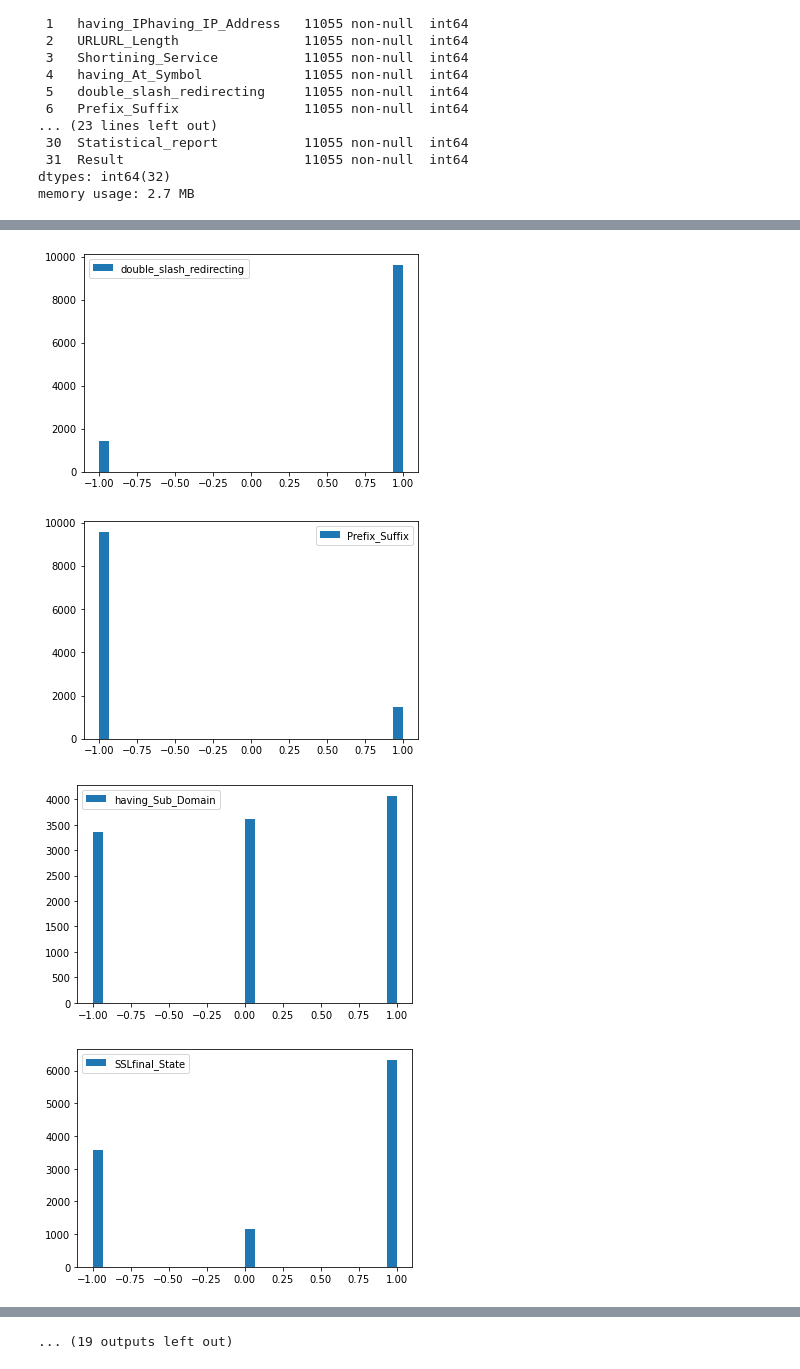
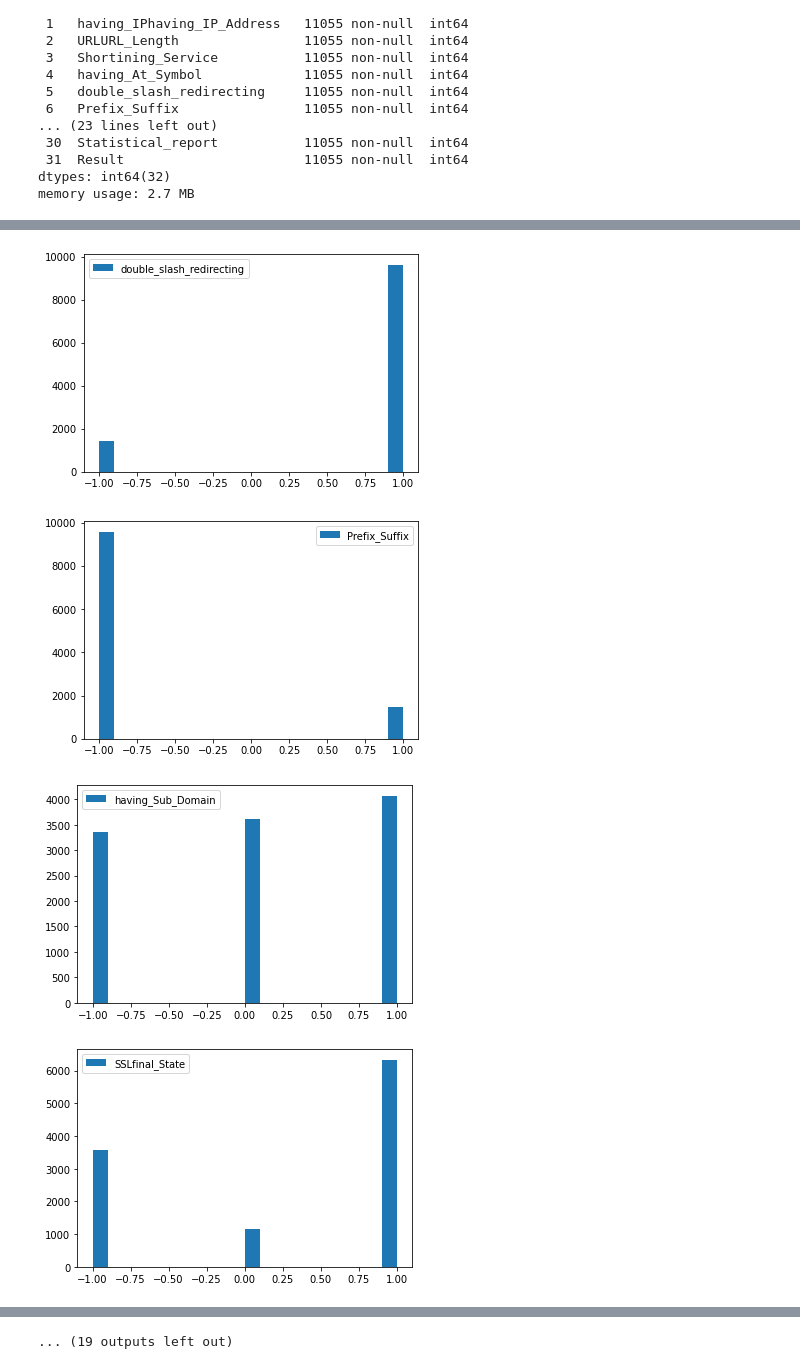
Before and after one commit to madina1211/software-packs-project-phising-website, a Jupyter notebook: Software_packs_project.ipynb, the cells around one changed output, grey strips where cells are left out. Saved outputs shown, nothing was run; the diff lists cells and outputs as text; code cells hidden in the pictures.

```diff
--- a/Software_packs_project.ipynb
+++ b/Software_packs_project.ipynb
@@ -52,5 +67,6 @@ df = df.drop(["index"], axis=1)
 # %%
-for col in df.columns:
-    unique_value_list = df[col].unique()
-    print(f'{col} contains:\t{unique_value_list}')
+#unique variable for each column
+for column in df.columns:
+    unique_value_list = df[column].unique()
+    print(f'{column}:\t{unique_value_list}')
 # %% [output]
@@ -80,7 +96,7 @@ def plot_data_hist(df, columns):
     if df[column].dtype != object:
       X = np.array(df[column].values)
       _ = plt.figure()
-      plt.hist(X, bins = 30)
+      plt.hist(X, bins = 20)
       plt.legend([column])
       plt.show()
 
@@ -94,4 +110,4 @@ plot_data_hist(df, columns)
-[figure, old version]
+[figure, new version]
-[figure, old version]
+[figure, new version]
-[figure, old version]
+[figure, new version]
-[figure, old version]
+[figure, new version]
```
Also changed, not shown: parts of 16 cells of this notebook.
